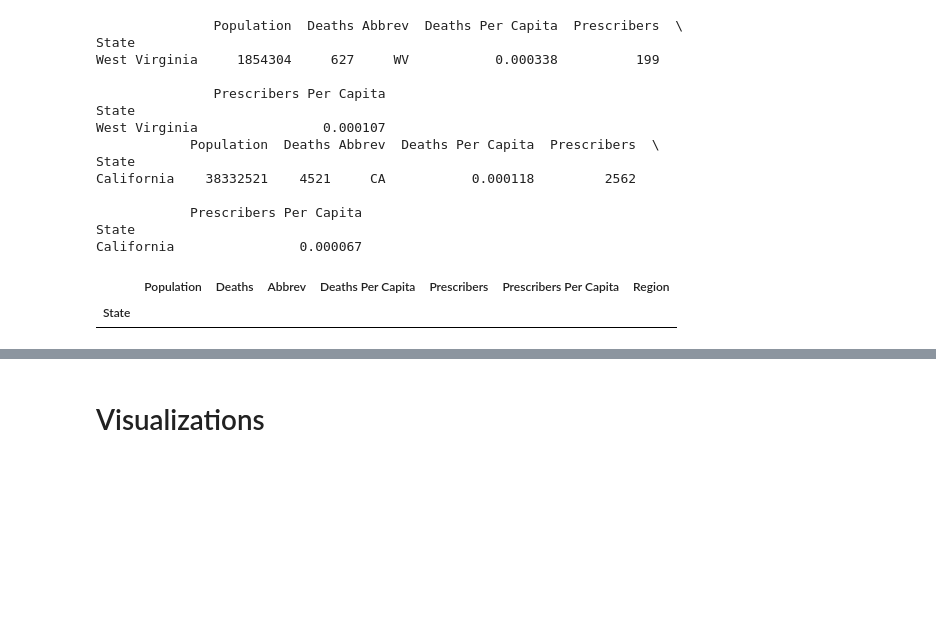
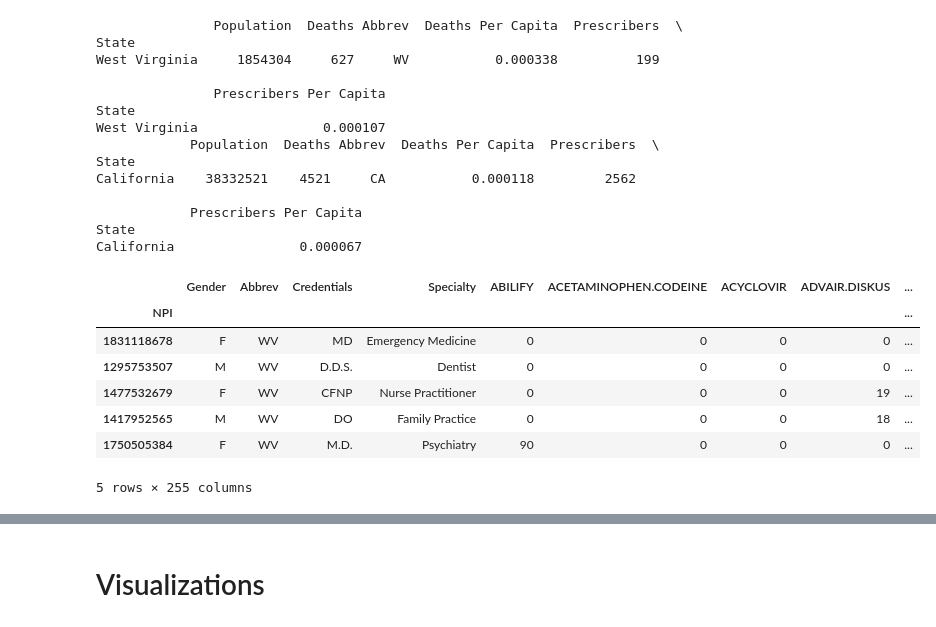
Before and after one commit to ryatchak/springboard, a Jupyter notebook: sandbox/us_opiatedata_kaggle.ipynb, the cells around one changed output, grey strips where cells are left out. Saved outputs shown, nothing was run; the diff lists cells and outputs as text; code cells hidden in the pictures; blank space fills up the shorter version.

```diff
--- a/sandbox/us_opiatedata_kaggle.ipynb
+++ b/sandbox/us_opiatedata_kaggle.ipynb
@@ -116,6 +124,18 @@ California    38332521    4521     CA           0.000118         2562
             Prescribers Per Capita
 State
 California                0.000067
+# %%
+wv_prescribers = prescribers.loc[prescribers['Abbrev']== 'WV']
+wv_prescribers[:5]
+# %% [output]
+|  | Gender | Abbrev | Credentials | Specialty | ABILIFY | ACETAMINOPHEN.CODEINE | ACYCLOVIR | ADVAIR.DISKUS | ... |
+| NPI |  |  |  |  |  |  |  |  | ... |
+| 1831118678 | F | WV | MD | Emergency Medicine | 0 | 0 | 0 | 0 | ... |
+| 1295753507 | M | WV | D.D.S. | Dentist | 0 | 0 | 0 | 0 | ... |
+| 1477532679 | F | WV | CFNP | Nurse Practitioner | 0 | 0 | 0 | 19 | ... |
+| 1417952565 | M | WV | DO | Family Practice | 0 | 0 | 0 | 18 | ... |
+| 1750505384 | F | WV | M.D. | Psychiatry | 90 | 0 | 0 | 0 | ... |
+5 rows × 255 columns
 # %%
 # Census Bureau-designated regions and divisions
 # https://en.wikipedia.org/wiki/List_of_regions_of_the_United_States#Census_Bureau-designated_regions_and_divisions
@@ -153,6 +169,0 @@ overdoses['Region']= overdoses['Abbrev'].apply(categorize_region)
-# %%
-# check that every state has a category
-overdoses.loc[overdoses['Region']== 'no_region']
-# %% [output]
-|  | Population | Deaths | Abbrev | Deaths Per Capita | Prescribers | Prescribers Per Capita | Region |
-| State |  |  |  |  |  |  |  |
```
Also changed, not shown: parts of 13 cells of this notebook.
